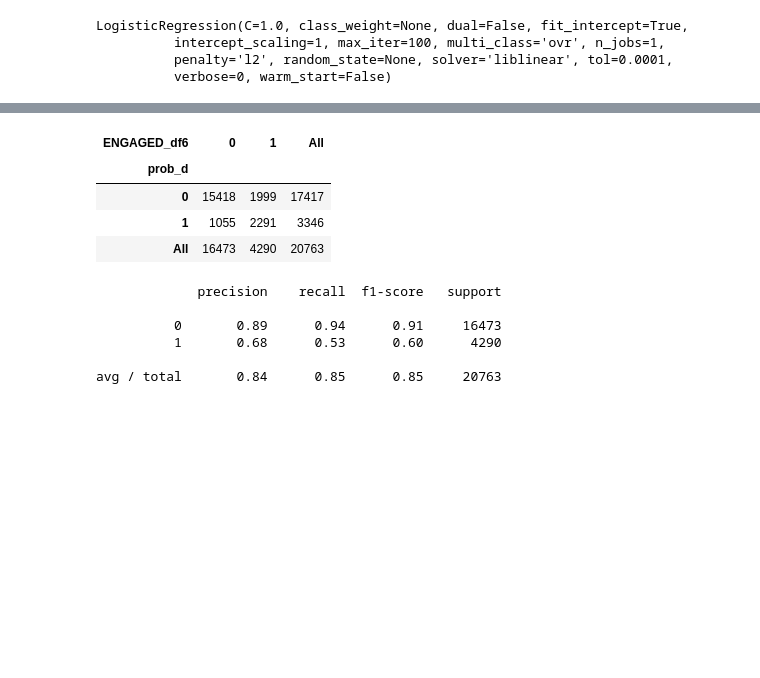
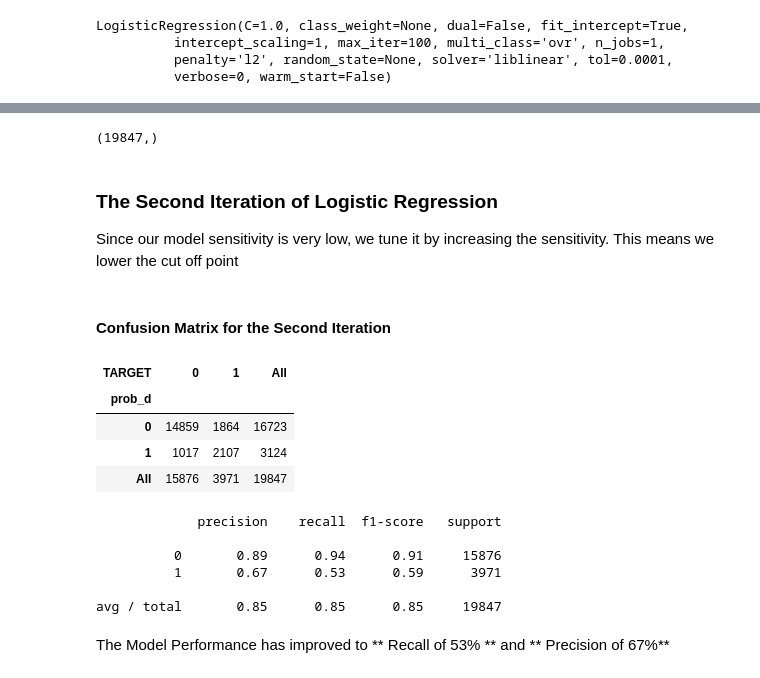
Before and after one commit to dgitahi/Propensity-Model, a Jupyter notebook: Propensity+Modelling.ipynb, the cells around one changed output, grey strips where cells are left out. Cells and saved outputs as stored; diff of their text form; code cells hidden in the pictures; blank space fills up the shorter version.

```diff
--- a/Propensity+Modelling.ipynb
+++ b/Propensity+Modelling.ipynb
@@ -191,2 +166,2 @@ df3.describe()
 # %%
-df3.drop(["CONNECTED_YEARS","EVENT_DURATION_SEC"],inplace =True,axis = 1)
+df3.drop(["CONNECTED_YEARS","EVENT_DURATION_SEC","ENGAGED"],inplace =True,axis = 1)
@@ -276,6 +208,11 @@ df6.head()
 df7 = pd.merge(df6,df3,how = 'inner',on= "MSISDN",suffixes = ('_df6','_df3'))
 # %%
 df8 = pd.merge(df7,df10,how = 'inner',on= "MSISDN",suffixes = ('_df7','_df10'))
+df8 = df8.rename(columns={"ENGAGED_df6":"TARGET","ENGAGED":"TOT_NUM_PURCHASES"})
+
+df8.drop("ENGAGED_df3",inplace = True,axis = 1)
+df8.drop("CONNECTED_YEARS",inplace = True,axis = 1)
+df8.drop("EVENT_DURATION_SEC",inplace = True,axis = 1)
 # %%
 df8.head()
 # %% [output]
@@ -365,7 +426,7 @@ df8.corr()
 # %%
-y = df8['ENGAGED_df6']
-X = df8.drop(['ENGAGED_df6'], axis=1)
-X.drop("MSISDN",axis=1,inplace = True)
+y = df8['TARGET']
+X = df8.drop(['TARGET','MSISDN','MANUFACTURER', 'AMOUNT_EXCL_VAT'], axis=1)
+#X.drop("MSISDN",axis=1,inplace = True)
 #X.drop("AMOUNT_EXCL_VAT",axis=1,inplace = True)
 # y = data_cp['Churn'].values
 # X = data_transformed.values
@@ -422,24 +478,36 @@ array([], shape=(20763, 0), dtype=float64)
 # %%
 y["prob"]= predictions_probability[:,1]
+# %%
+y_test.shape
+# %% [output]
+(19847,)
+# %% [markdown]
+### The Second Iteration of Logistic Regression
+
+Since our model sensitivity is very low, we tune it by increasing the sensitivity. This means we lower the cut off point
 # %%
-y['prob_d'] = np.where(y['prob']<=0.2, 0, 1)
+y['prob_d'] = np.where(y['prob']<=0.20, 0, 1)
+# %% [markdown]
+#### Confusion Matrix for the Second Iteration
 # %%
-pd.crosstab(y.prob_d, y.ENGAGED_df6, margins=True)
+pd.crosstab(y.prob_d, y.TARGET, margins=True)
 # %% [output]
-| ENGAGED_df6 | 0 | 1 | All |
+| TARGET | 0 | 1 | All |
 | prob_d |  |  |  |
-| 0 | 15418 | 1999 | 17417 |
-| 1 | 1055 | 2291 | 3346 |
-| All | 16473 | 4290 | 20763 |
+| 0 | 14859 | 1864 | 16723 |
+| 1 | 1017 | 2107 | 3124 |
+| All | 15876 | 3971 | 19847 |
 # %%
-print(classification_report(y['ENGAGED_df6'], y['prob_d']))
+print(classification_report(y['TARGET'], y['prob_d']))
 # %% [output]
              precision    recall  f1-score   support
 
-          0       0.89      0.94      0.91     16473
-          1       0.68      0.53      0.60      4290
+          0       0.89      0.94      0.91     15876
+          1       0.67      0.53      0.59      3971
 
-avg / total       0.84      0.85      0.85     20763
+avg / total       0.85      0.85      0.85     19847
+# %% [markdown]
+The Model Performance has improved to ** Recall of 53% ** and ** Precision of 67%**
 # %%
 from sklearn.metrics import roc_curve, auc
 # %%
```
Also changed, not shown: parts of 130 cells of this notebook.
